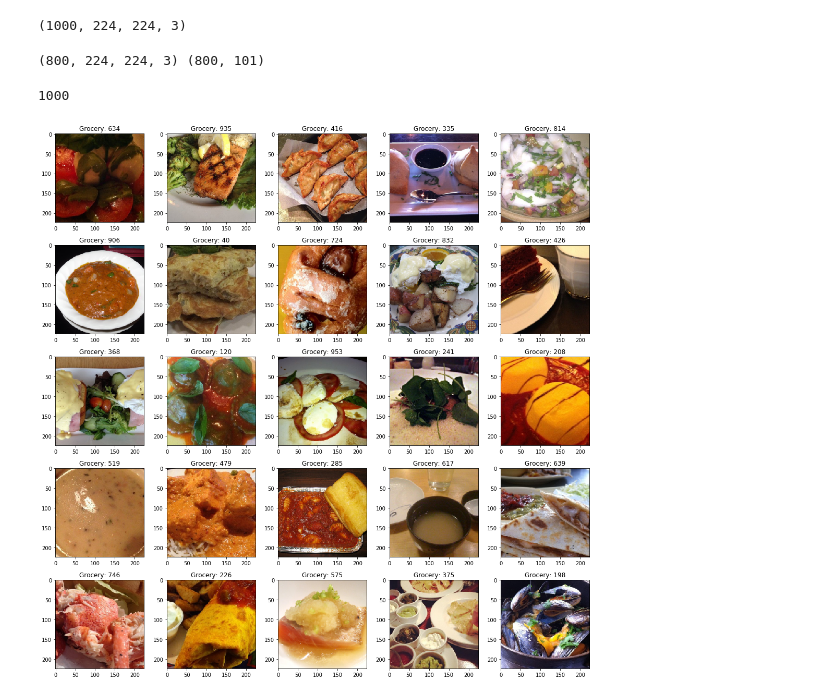
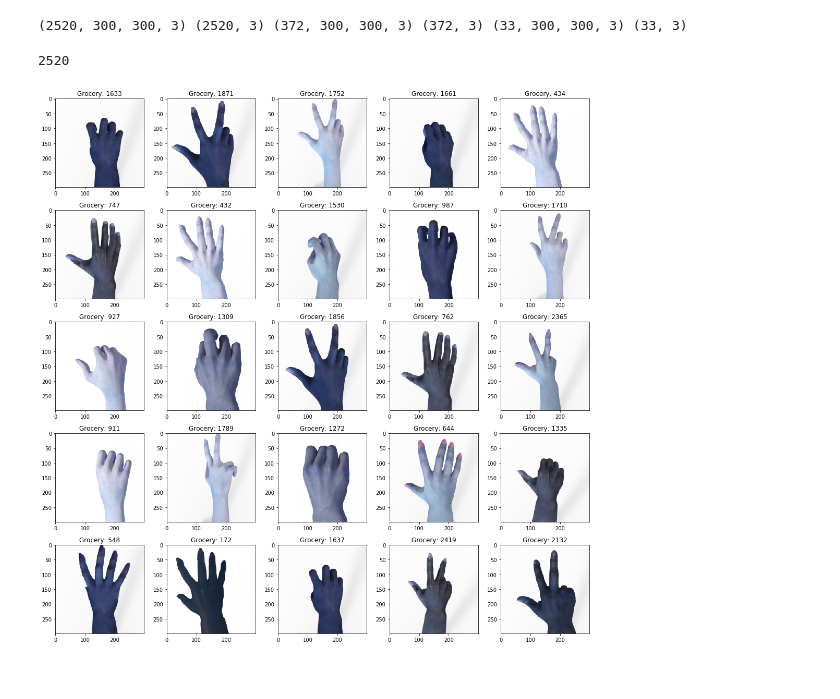
Before and after one commit to AshishGusain17/via_google_colab, a Jupyter notebook: rock_paper_scissors.ipynb, the cells around one changed output. Saved outputs shown, nothing was run; the diff lists cells and outputs as text; code cells hidden in the pictures.

```diff
--- a/rock_paper_scissors.ipynb
+++ b/rock_paper_scissors.ipynb
@@ -80,50 +85,54 @@ print(XX.shape,names.shape,Z.shape)
 # %%
-imgsize=224
-X=np.zeros((num,imgsize,imgsize,3))
-for ind in range(num):
-  img = cv2.resize(XX[ind].reshape(XX.shape[1],XX.shape[1],3),(imgsize,imgsize))
-  X[ind]=img
-print(X.shape)
+imgsize=300
+# X=np.zeros((num,imgsize,imgsize,3))
+# for ind in range(num):
+#   img = cv2.resize(XX[ind].reshape(XX.shape[1],XX.shape[1],3),(imgsize,imgsize))
+#   X[ind]=img
+# print(X.shape)
-# %% [output]
-(1000, 224, 224, 3)
 # %%
 # label_encoder= LabelEncoder()
 # Y = label_encoder.fit_transform(Z)
-# Y = to_categorical(Y,25)
-X=X/255
+tr,va,te=Z_train,Z_val,Z_test
+Z_train = to_categorical(Z_train,3)
+Z_val   = to_categorical(Z_val,3)
+Z_test   = to_categorical(Z_test,3)
+X_train = XX_train/255
+X_val   = XX_val/255
+X_test  = XX_test/255
 # print(X)
-x_train,x_test,y_train,y_test = train_test_split(X,Z,test_size=0.2,random_state=42)
-print(x_train.shape,y_train.shape)
+# x_train,x_test,y_train,y_test = train_test_split(X,Z,test_size=0.2,random_state=42)
+print(X_train.shape,Z_train.shape,XX_test.shape,Z_test.shape,X_val.shape,Z_val.shape)
 # %% [output]
-(800, 224, 224, 3) (800, 101)
+(2520, 300, 300, 3) (2520, 3) (372, 300, 300, 3) (372, 3) (33, 300, 300, 3) (33, 3)
 # %%
-augs_gen = ImageDataGenerator(
-        featurewise_center=False,
-        samplewise_center=False,
-        featurewise_std_normalization=False,
-        samplewise_std_normalization=False,
-        zca_whitening=False,
-        rotation_range=20,
-        zoom_range = 0.1,
-        width_shift_range=0.2,
-        height_shift_range=0.2,
-        horizontal_flip=True,
-        vertical_flip=False)
+# augs_gen = ImageDataGenerator(
+#         featurewise_center=False,
+#         samplewise_center=False,
+#         featurewise_std_normalization=False,
+#         samplewise_std_normalization=False,
+#         zca_whitening=False,
+#         rotation_range=20,
+#         zoom_range = 0.1,
+#         width_shift_range=0.2,
+#         height_shift_range=0.2,
+#         horizontal_flip=True,
+#         vertical_flip=False)
 
-augs_gen.fit(x_train)
+augs_gen = ImageDataGenerator(vertical_flip=False)
+augs_gen.fit(X_train)
 # %%
 fig,ax=plt.subplots(5,5)
 fig.set_size_inches(15,15)
-print(len(Z))
+print(len(Z_train))
 for i in range(5):
     for j in range (5):
-        l=rn.randint(0,len(Z))
-        ax[i,j].imshow(X[l])
+        l=rn.randint(0,len(Z_train))
+        ax[i,j].imshow(X_train[l])
         ax[i,j].set_title('Grocery: '+ str(l))
 
 plt.tight_layout()
 # %% [output]
-1000
+2520
-[figure, old version]
+[figure, new version]
 # %%
 ct=0
```
Also changed, not shown: parts of 10 cells of this notebook.
